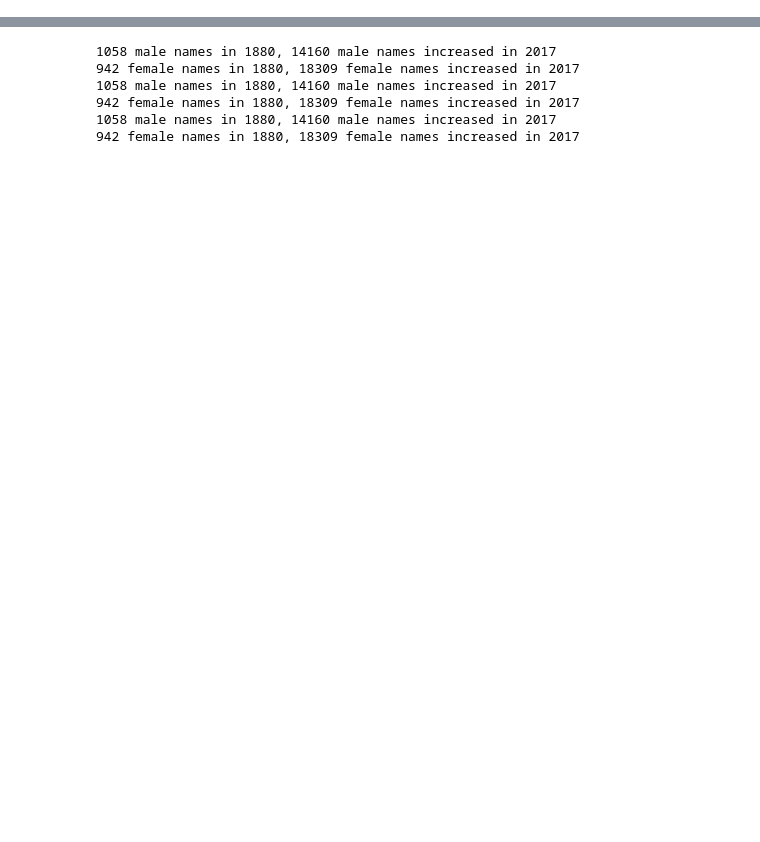
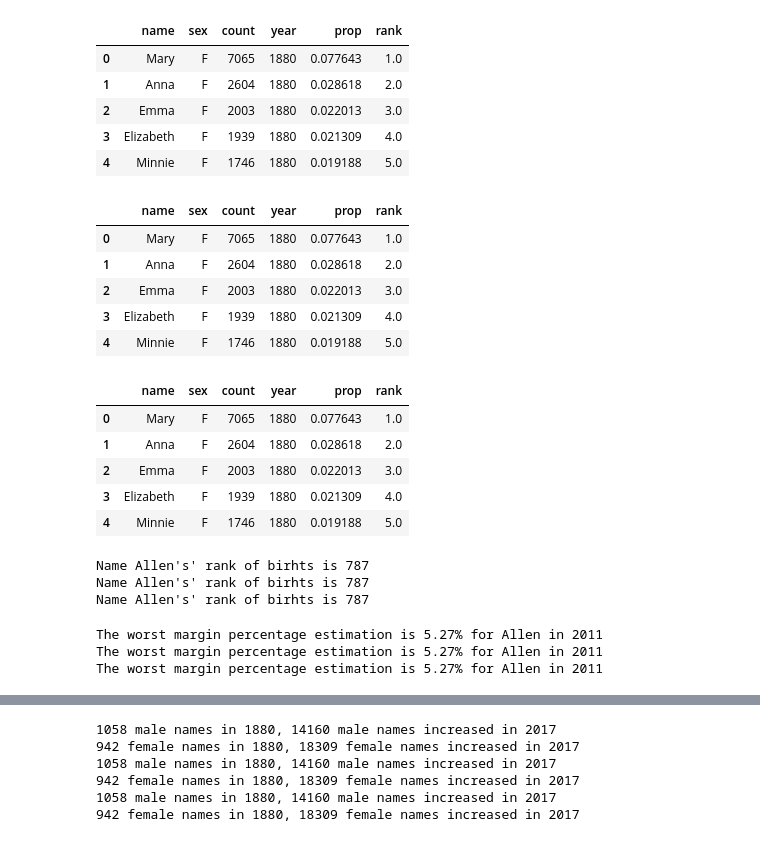
Before and after one commit to hsiaocy/USA-Baby-Names, a Jupyter notebook: USA-Baby-Names.ipynb, the cells around one changed output, grey strips where cells are left out. Saved outputs shown, nothing was run; the diff lists cells and outputs as text; code cells hidden in the pictures; blank space fills up the shorter version.

```diff
--- a/USA-Baby-Names.ipynb
+++ b/USA-Baby-Names.ipynb
@@ -101,0 +79,52 @@ array([<matplotlib.axes._subplots.AxesSubplot object at 0x...>],
+# %%
+def add_rank(group):
+    group['rank'] = group['count'].rank(ascending=False)
+    return group
+df = df.groupby(['sex', 'year']).apply(add_rank)
+df.head()
+# %% [output]
+|  | name | sex | count | year | prop | rank |
+| 0 | Mary | F | 7065 | 1880 | 0.077643 | 1.0 |
+| 1 | Anna | F | 2604 | 1880 | 0.028618 | 2.0 |
+| 2 | Emma | F | 2003 | 1880 | 0.022013 | 3.0 |
+| 3 | Elizabeth | F | 1939 | 1880 | 0.021309 | 4.0 |
+| 4 | Minnie | F | 1746 | 1880 | 0.019188 | 5.0 |
+|  | name | sex | count | year | prop | rank |
+| 0 | Mary | F | 7065 | 1880 | 0.077643 | 1.0 |
+| 1 | Anna | F | 2604 | 1880 | 0.028618 | 2.0 |
+| 2 | Emma | F | 2003 | 1880 | 0.022013 | 3.0 |
+| 3 | Elizabeth | F | 1939 | 1880 | 0.021309 | 4.0 |
+| 4 | Minnie | F | 1746 | 1880 | 0.019188 | 5.0 |
+|  | name | sex | count | year | prop | rank |
+| 0 | Mary | F | 7065 | 1880 | 0.077643 | 1.0 |
+| 1 | Anna | F | 2604 | 1880 | 0.028618 | 2.0 |
+| 2 | Emma | F | 2003 | 1880 | 0.022013 | 3.0 |
+| 3 | Elizabeth | F | 1939 | 1880 | 0.021309 | 4.0 |
+| 4 | Minnie | F | 1746 | 1880 | 0.019188 | 5.0 |
+# %%
+def show_rank(df, name, sex='F', year=2000):
+    try:
+        rank_df = df[df.year == year][df.sex == sex].drop(columns=['sex', 'year']).set_index('name')
+        print("Name {}'s' rank of birhts is {}".format(name, int(rank_df.loc[name][0])))
+    except:
+        print("Oops: this name '{}' in year '{}' is not found".format(name, year))
+
+show_rank(df=df, name='Allen', sex='M', year=2017)
+# %% [output]
+Name Allen's' rank of birhts is 787
+Name Allen's' rank of birhts is 787
+Name Allen's' rank of birhts is 787
+# %%
+# To estimate the probable margin percentage
+def margin_estimation(df, name, year):
+    df1 = df.set_index('year').loc[[year, year+1]].reset_index()
+    total_names = df1.name.drop_duplicates().sort_values()
+    total_names = total_names.reset_index().drop(columns='index')
+    r = total_names[total_names.name == name].index.values[0]
+    mpe = round(r/len(total_names)*100, 2)
+    print(f'The worst margin percentage estimation is {mpe}% for {name} in {year}')
+margin_estimation(df=df, name='Allen', year=2011)
+# %% [output]
+The worst margin percentage estimation is 5.27% for Allen in 2011
+The worst margin percentage estimation is 5.27% for Allen in 2011
+The worst margin percentage estimation is 5.27% for Allen in 2011
```
Also changed, not shown: parts of 14 cells of this notebook.
